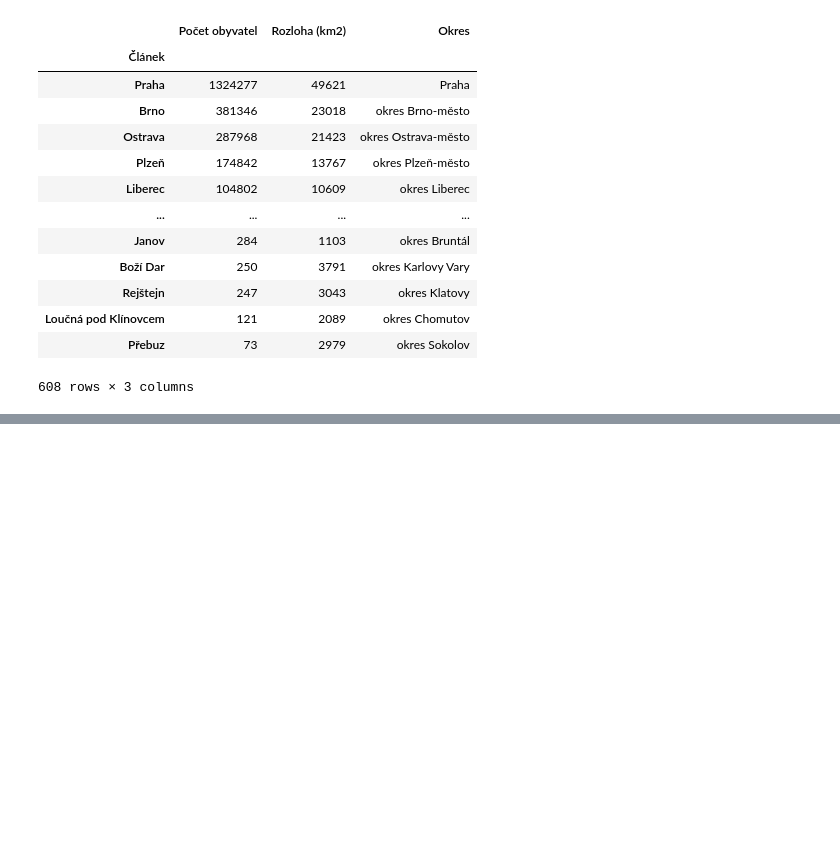
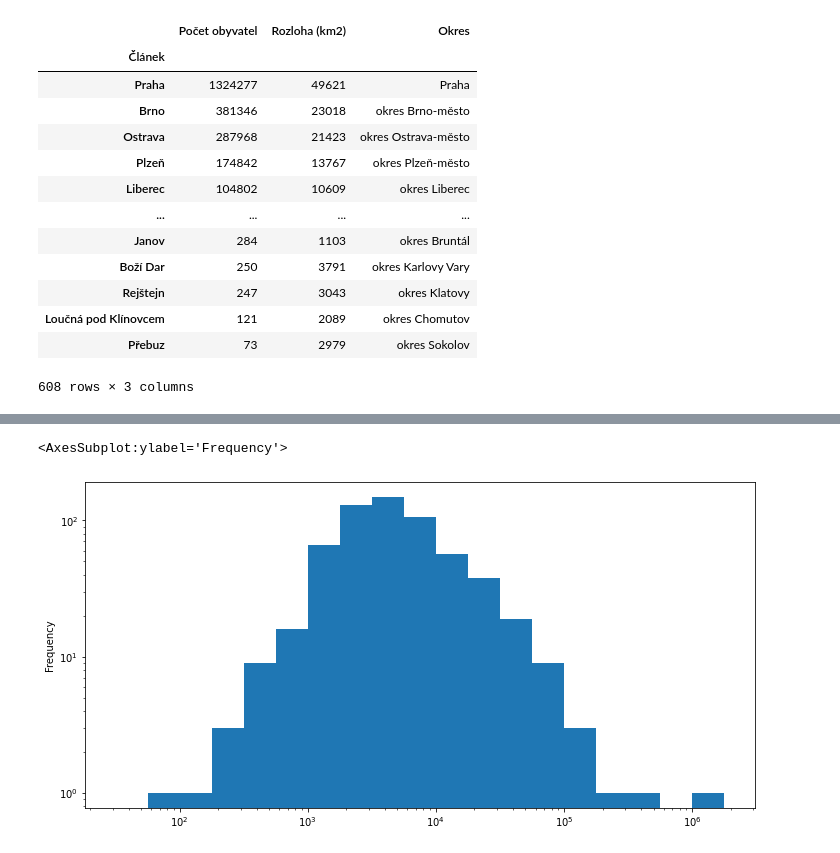
Before and after one commit to matr01/jupyter-hello, a Jupyter notebook: hello-pandas.ipynb, the cells around one changed output, grey strips where cells are left out. Saved outputs shown, nothing was run; the diff lists cells and outputs as text; code cells hidden in the pictures; blank space fills up the shorter version.

```diff
--- a/hello-pandas.ipynb
+++ b/hello-pandas.ipynb
@@ -35,0 +53,6 @@ mesta['Počet obyvatel'].plot(figsize=(16,6))
+# %%
+mesta['Počet obyvatel'].plot.hist(
+    figsize=(12,6),bins=10**(np.arange(1.5,6.5,0.25)),logy=True,logx=True)
+# %% [output]
+<AxesSubplot:ylabel='Frequency'>
+[figure, added]
```
Also changed, not shown: parts of 6 cells of this notebook.
